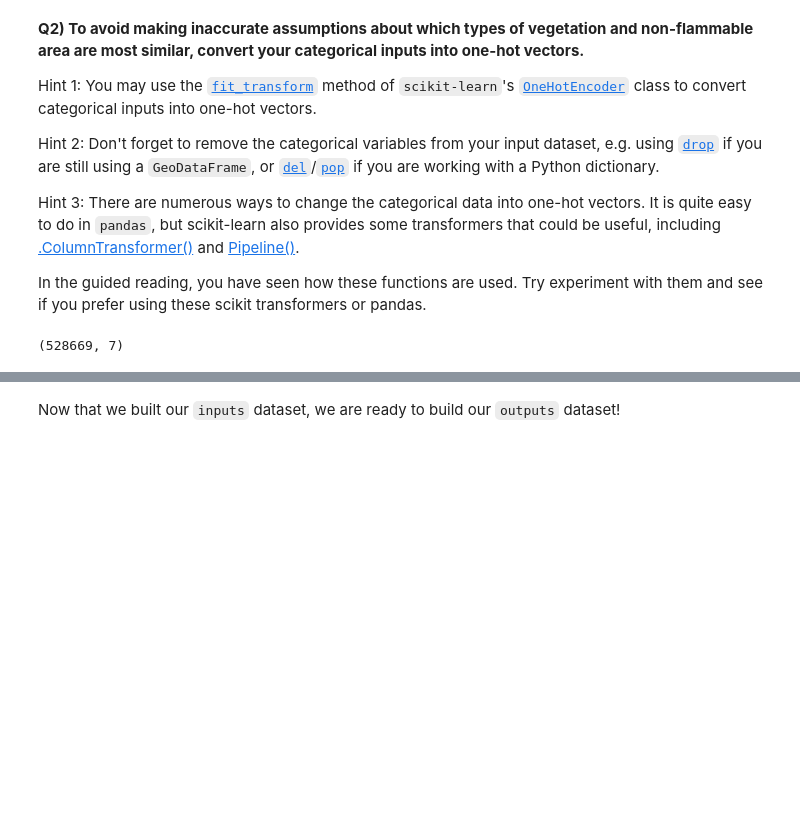
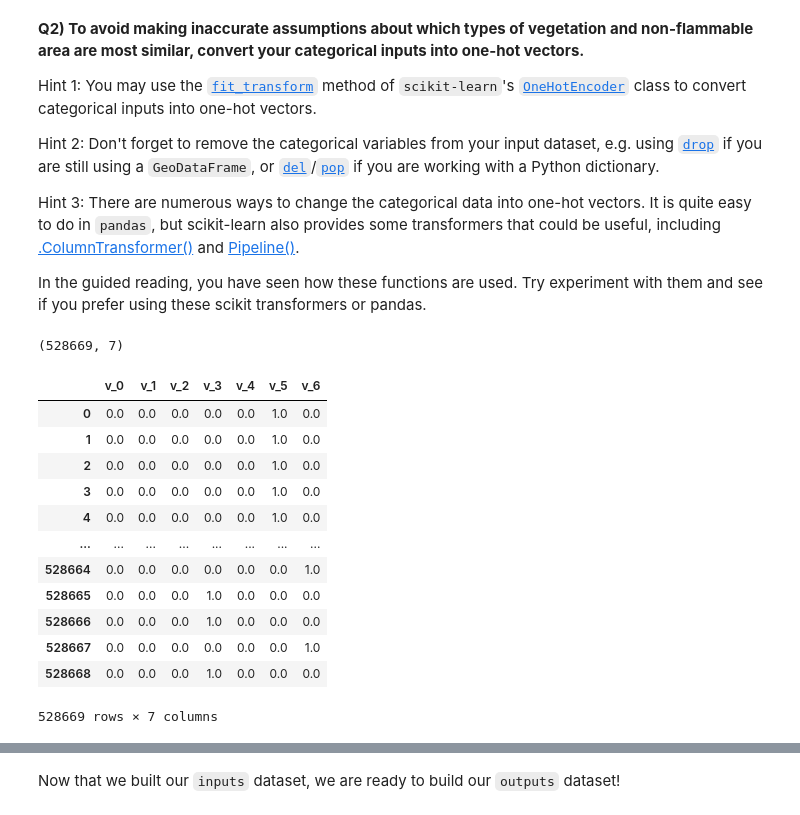
Before and after one commit to melindafemminis/2022_ML_EES, a Jupyter notebook: Exercices/S2_4_Wildfire_Risk_Italy.ipynb, the cells around one changed output, grey strips where cells are left out. Cells and saved outputs as stored; diff of their text form; code cells hidden in the pictures; blank space fills up the shorter version.

```diff
--- a/Exercices/S2_4_Wildfire_Risk_Italy.ipynb
+++ b/Exercices/S2_4_Wildfire_Risk_Italy.ipynb
@@ -198,6 +198,22 @@ veg_transform= veg_transform.add_prefix('v_')
 bio_transform= bio_transform.add_prefix('b_')
 # %% [output]
 (528669, 7)
+# %%
+veg_transform
+# %% [output]
+|  | v_0 | v_1 | v_2 | v_3 | v_4 | v_5 | v_6 |
+| 0 | 0.0 | 0.0 | 0.0 | 0.0 | 0.0 | 1.0 | 0.0 |
+| 1 | 0.0 | 0.0 | 0.0 | 0.0 | 0.0 | 1.0 | 0.0 |
+| 2 | 0.0 | 0.0 | 0.0 | 0.0 | 0.0 | 1.0 | 0.0 |
+| 3 | 0.0 | 0.0 | 0.0 | 0.0 | 0.0 | 1.0 | 0.0 |
+| 4 | 0.0 | 0.0 | 0.0 | 0.0 | 0.0 | 1.0 | 0.0 |
+| ... | ... | ... | ... | ... | ... | ... | ... |
+| 528664 | 0.0 | 0.0 | 0.0 | 0.0 | 0.0 | 0.0 | 1.0 |
+| 528665 | 0.0 | 0.0 | 0.0 | 1.0 | 0.0 | 0.0 | 0.0 |
+| 528666 | 0.0 | 0.0 | 0.0 | 1.0 | 0.0 | 0.0 | 0.0 |
+| 528667 | 0.0 | 0.0 | 0.0 | 0.0 | 0.0 | 0.0 | 1.0 |
+| 528668 | 0.0 | 0.0 | 0.0 | 1.0 | 0.0 | 0.0 | 0.0 |
+528669 rows × 7 columns
 # %%
 ############################################################################################################
 # 5. Convert 'inputs' into Panda DataFrame
```
Also changed, not shown: parts of 22 cells of this notebook.
